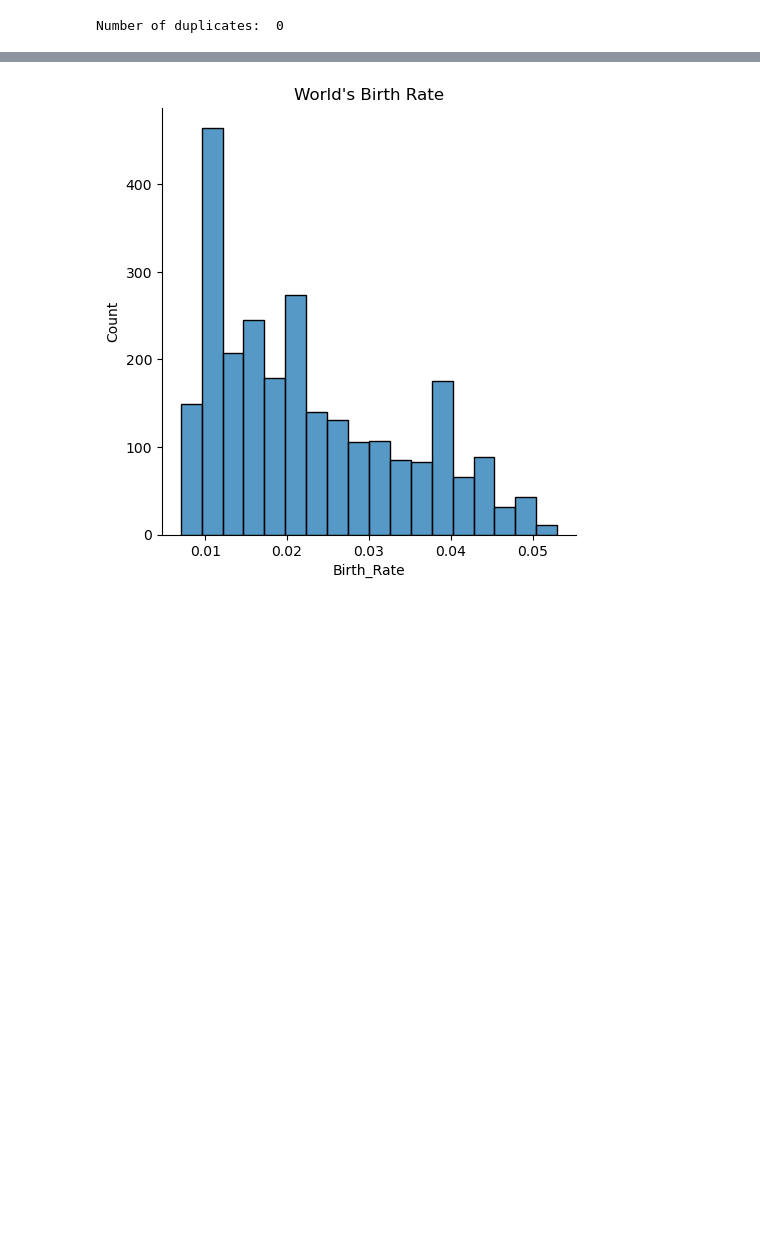
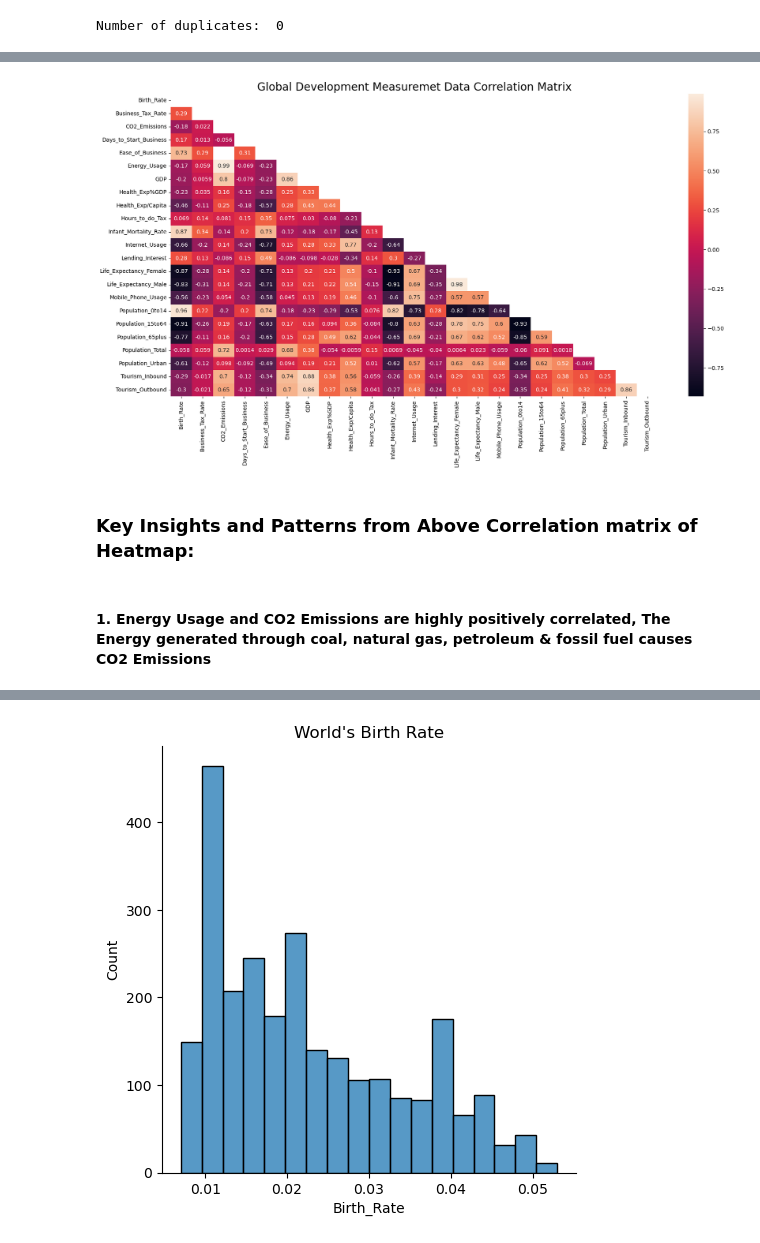
Before and after one commit to AravindhGoud/Cluster-Analysis-Business-Objective-Creating-clusters-on-global-development-measurement-dataset-Dat, a Jupyter notebook: Creating clusters on global development measurement dataset.ipynb, the cells around one changed output, grey strips where cells are left out. Drawn from its saved outputs; the diff is of its cells as text; code cells hidden in the pictures; blank space fills up the shorter version.

```diff
--- a/Creating clusters on global development measurement dataset.ipynb
+++ b/Creating clusters on global development measurement dataset.ipynb
@@ -110,3 +111,5 @@ df.describe()
 | 50% | 0.020000 | 8.529000e+03 | 26.000000 | 94.000000 | 1.433800e+04 | 0.061000 | ... |
 | 75% | 0.031000 | 5.910800e+04 | 45.000000 | 142.000000 | 4.185200e+04 | 0.079000 | ... |
 | max | 0.053000 | 8.286892e+06 | 694.000000 | 189.000000 | 2.727728e+06 | 0.225000 | ... |
+# %%
+df=df.drop('Number_of_Records',axis=1)
@@ -112,0 +118,24 @@ df.describe()
+# %%
+def Stringfunction(x):
+    if isinstance(x, str):
+        x = x.replace('$','')
+        x = x.replace(',', '')
+        x = x.replace('%', '')
+        x = float(x)
+    elif isinstance(x, float):
+        pass  # no need to do anything if it's already a float
+    else:
+        try:
+            x = x.replace('$','')
+            x = x.replace(',', '')
+            x = x.replace('%', '')
+            x = float(x)
+        except:
+            pass
+    return x
+# %%
+df=df.drop('Country', axis=1)
+# %%
+df = df.applymap(Stringfunction)
+df['Country']=data['Country']
+df.head()
@@ -112,0 +171,15 @@ df.describe()
+# %%
+# Representation of correlation matrix using Heatmap
+# Generate a mask for the upper triangle
+corr=df.corr()
+mask = np.triu(np.ones_like(corr, dtype=bool))
+plt.figure(figsize=(20,10))
+sns.heatmap(corr, annot=True, mask=mask)
+plt.title('Global Development Measuremet Data Correlation Matrix', fontsize=20)
+plt.show()
+# %% [output]
+[figure, added]
+# %% [markdown]
+### Key Insights and Patterns from Above Correlation matrix of Heatmap:
+# %% [markdown]
+#### 1. Energy Usage and CO2 Emissions are highly positively correlated, The Energy generated through coal, natural gas, petroleum & fossil fuel causes CO2 Emissions
```
Also changed, not shown: parts of 53 cells of this notebook.
